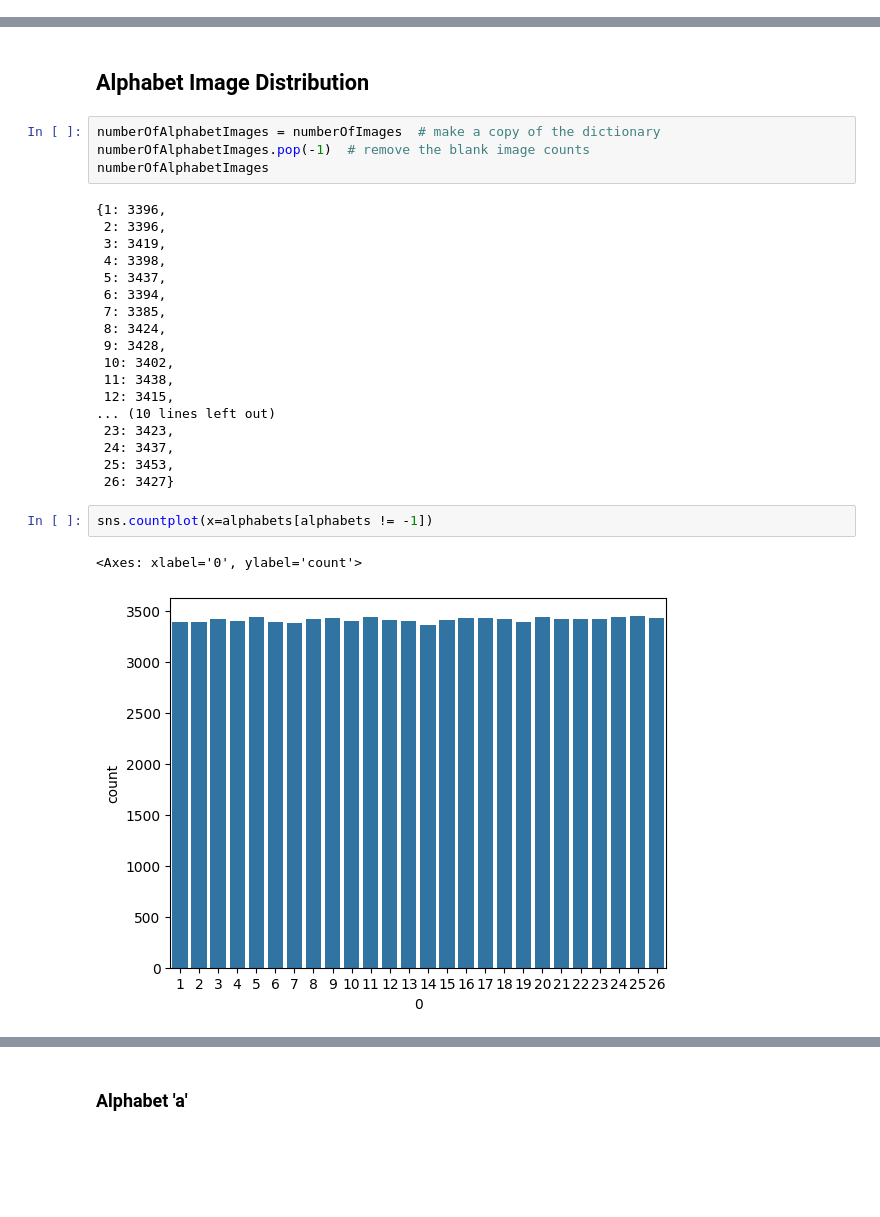
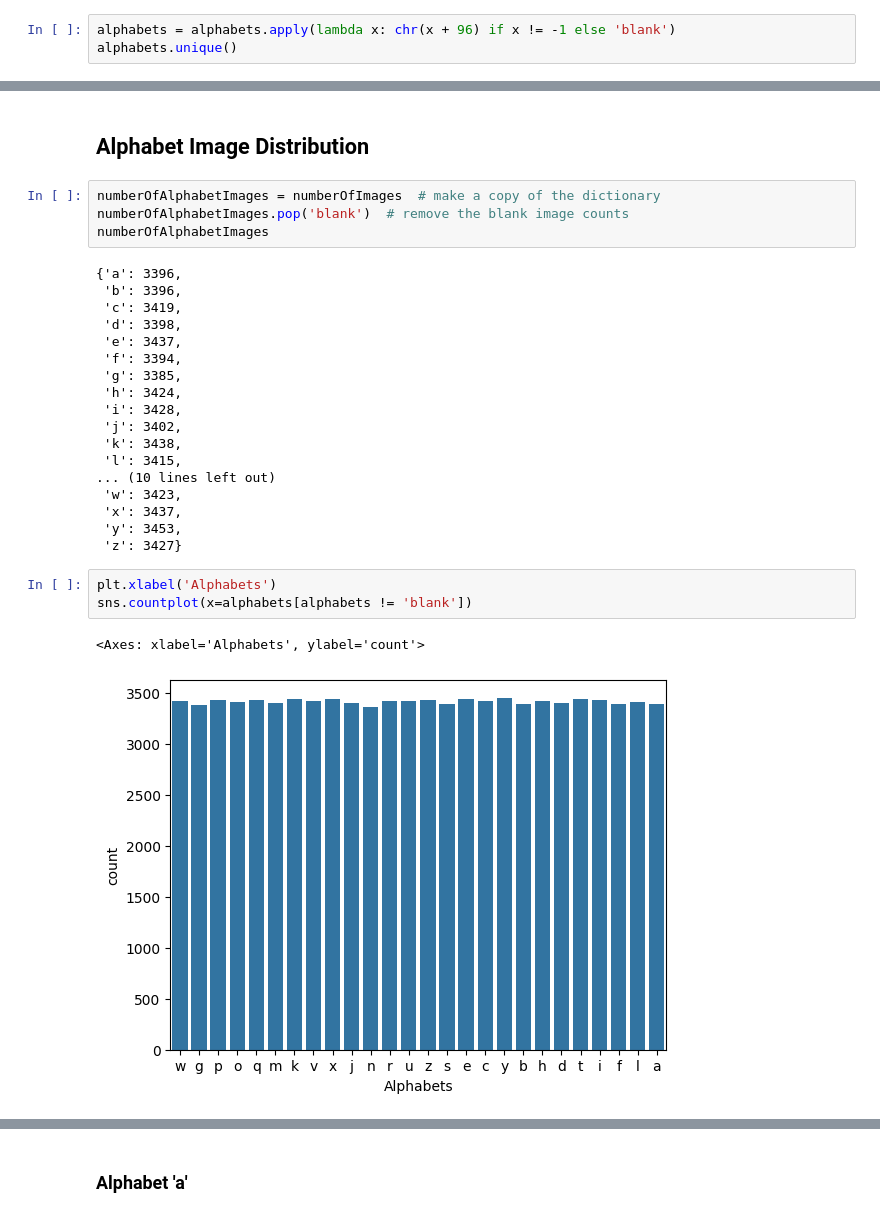
Before and after one commit to shoelesshoe/DELECA2, a Jupyter notebook: Part A/Part A.ipynb, the cells around one changed output, grey strips where cells are left out. Drawn from its saved outputs; the diff is of its cells as text; blank space fills up the shorter version.

```diff
--- a/Part A/Part A.ipynb
+++ b/Part A/Part A.ipynb
@@ -216,0 +217,3 @@ As our task is to generate images of the alphabets which do not include blank im
+# %%
+alphabets = alphabets.apply(lambda x: chr(x + 96) if x != -1 else 'blank')
+alphabets.unique()
@@ -264,28 +275,29 @@ Since the total number of blank images is just above 10% of the whole dataset, w
 ## Alphabet Image Distribution
 # %%
 numberOfAlphabetImages = numberOfImages  # make a copy of the dictionary
-numberOfAlphabetImages.pop(-1)  # remove the blank image counts
+numberOfAlphabetImages.pop('blank')  # remove the blank image counts
 numberOfAlphabetImages
 # %% [output]
-{1: 3396,
- 2: 3396,
- 3: 3419,
- 4: 3398,
- 5: 3437,
- 6: 3394,
- 7: 3385,
- 8: 3424,
- 9: 3428,
- 10: 3402,
- 11: 3438,
- 12: 3415,
+{'a': 3396,
+ 'b': 3396,
+ 'c': 3419,
+ 'd': 3398,
+ 'e': 3437,
+ 'f': 3394,
+ 'g': 3385,
+ 'h': 3424,
+ 'i': 3428,
+ 'j': 3402,
+ 'k': 3438,
+ 'l': 3415,
 ... (10 lines left out)
- 23: 3423,
- 24: 3437,
- 25: 3453,
- 26: 3427}
+ 'w': 3423,
+ 'x': 3437,
+ 'y': 3453,
+ 'z': 3427}
 # %%
-sns.countplot(x=alphabets[alphabets != -1])
+plt.xlabel('Alphabets')
+sns.countplot(x=alphabets[alphabets != 'blank'])
 # %% [output]
-<Axes: xlabel='0', ylabel='count'>
+<Axes: xlabel='Alphabets', ylabel='count'>
-[figure, old version]
+[figure, new version]
```
Also changed, not shown: parts of 11 cells of this notebook.
